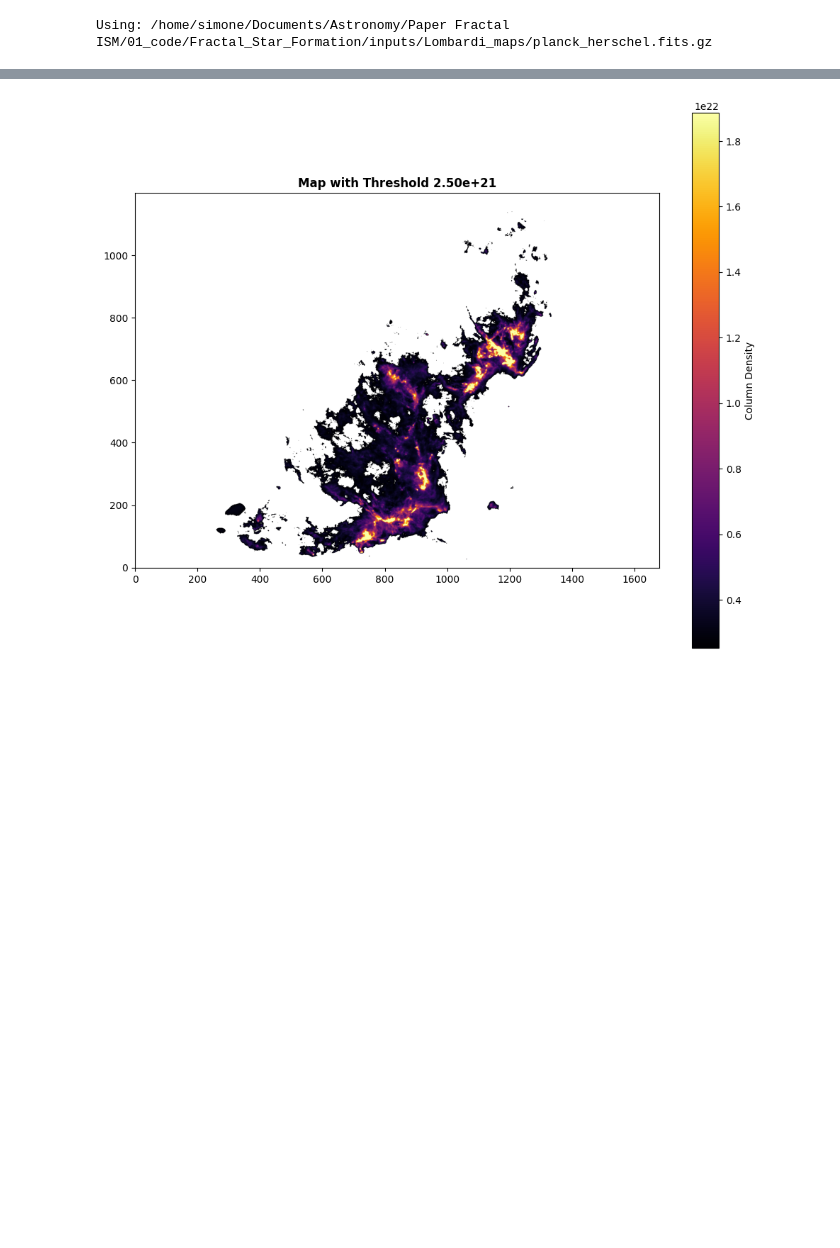
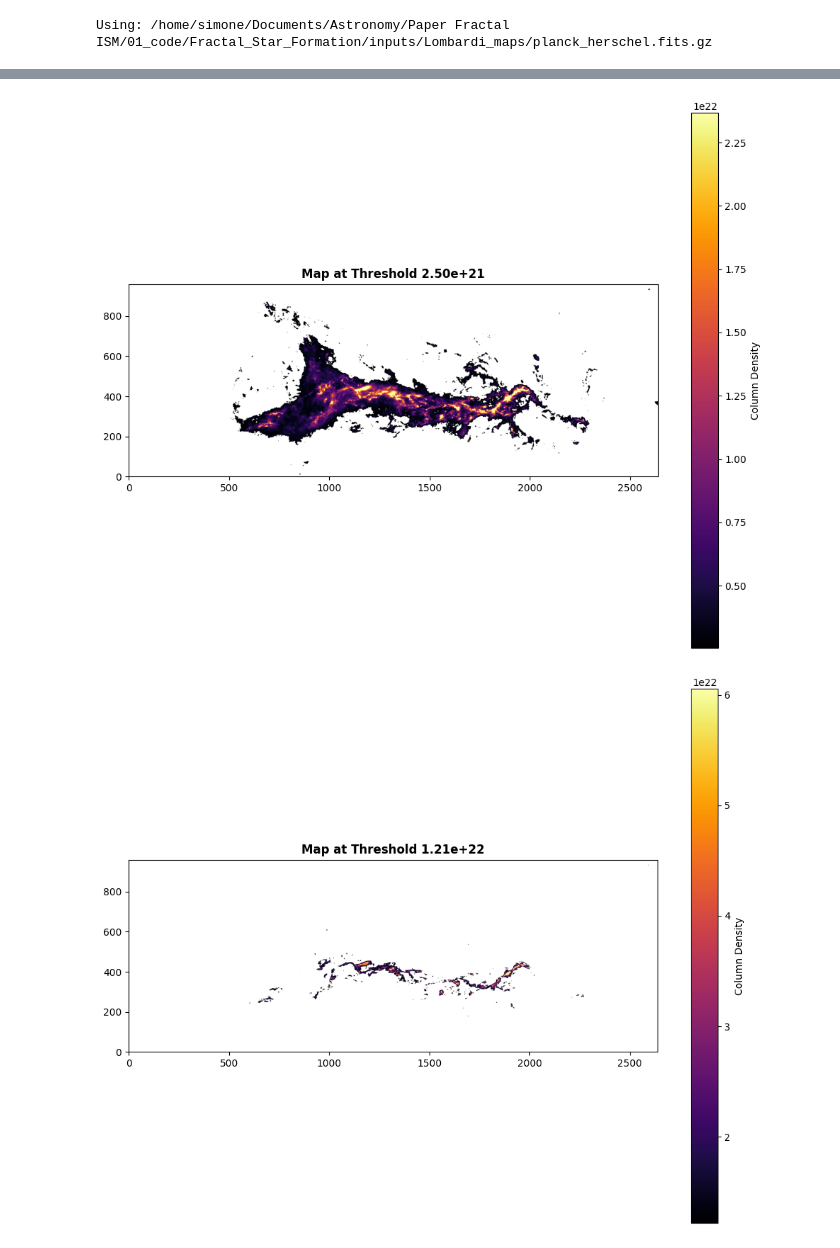
Before and after one commit to SimoneSped/Fractal_Star_Formation, a Jupyter notebook: notebooks/NB03_plot_maps.ipynb, the cells around one changed output, grey strips where cells are left out. Drawn from its saved outputs; the diff is of its cells as text; code cells hidden in the pictures; blank space fills up the shorter version.

```diff
--- a/notebooks/NB03_plot_maps.ipynb
+++ b/notebooks/NB03_plot_maps.ipynb
@@ -20,6 +30,9 @@ Using: /home/simone/Documents/Astronomy/Paper Fractal ISM/01_code/Fractal_Star_F
 # %%
-from src import minkowski_functionals, plot_tools
+from src import plot_tools
 
+# these thresholds are the min and max used in the global and local fractal dimension calculations, as well as for the euler number
+plot_tools.plot_map_at_thresholds(N_H2_OA, thresholds=[2.5e21, 1.21e22, 7.5e22])
 plot_tools.plot_map_at_thresholds(N_H2_OB, thresholds=[2.5e21, 1.21e22, 7.5e22])
 # %% [output]
-[figure, old version]
+[figure, new version]
+[figure, added]
```
Also changed, not shown: parts of 2 cells of this notebook, 9 other files.
